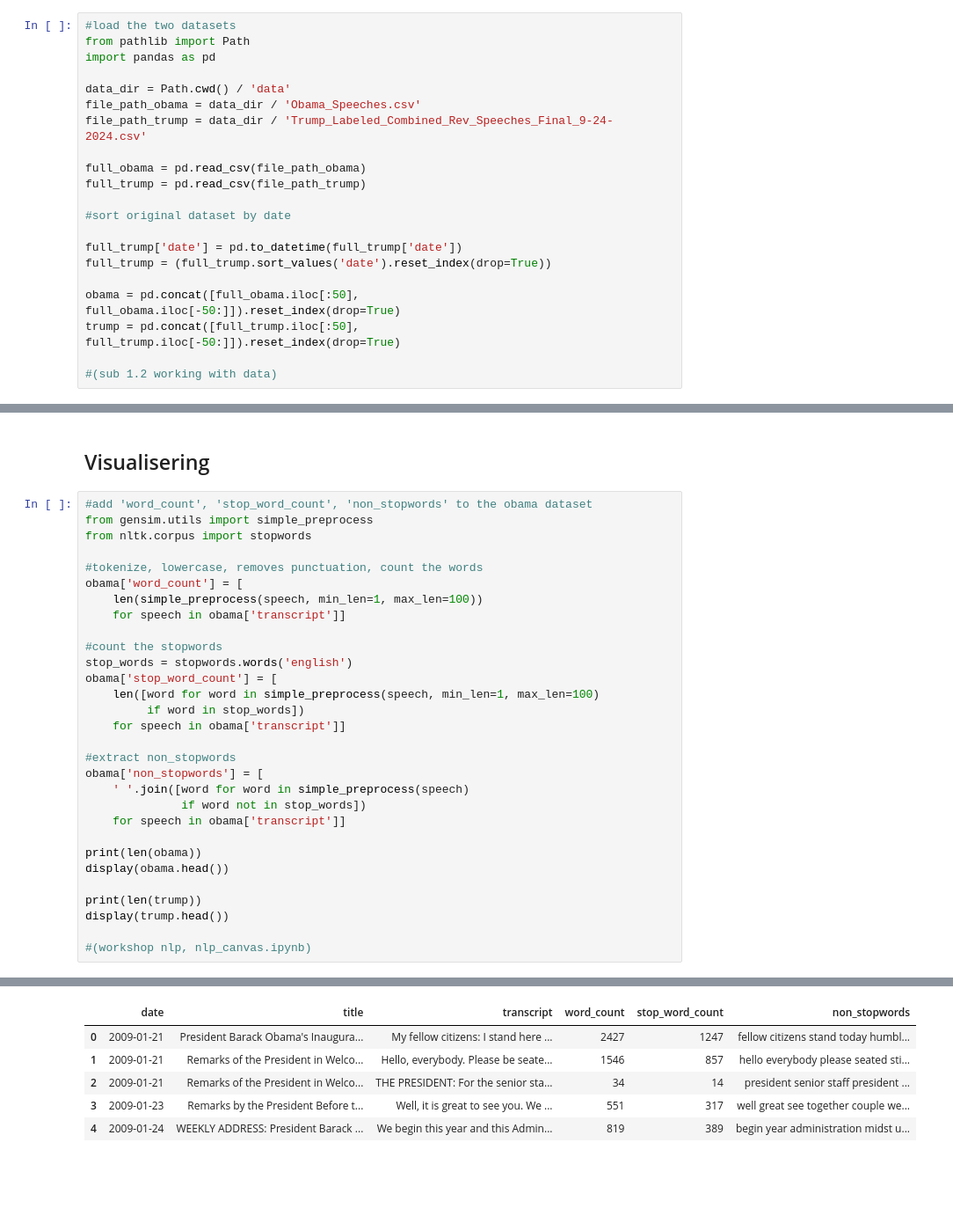
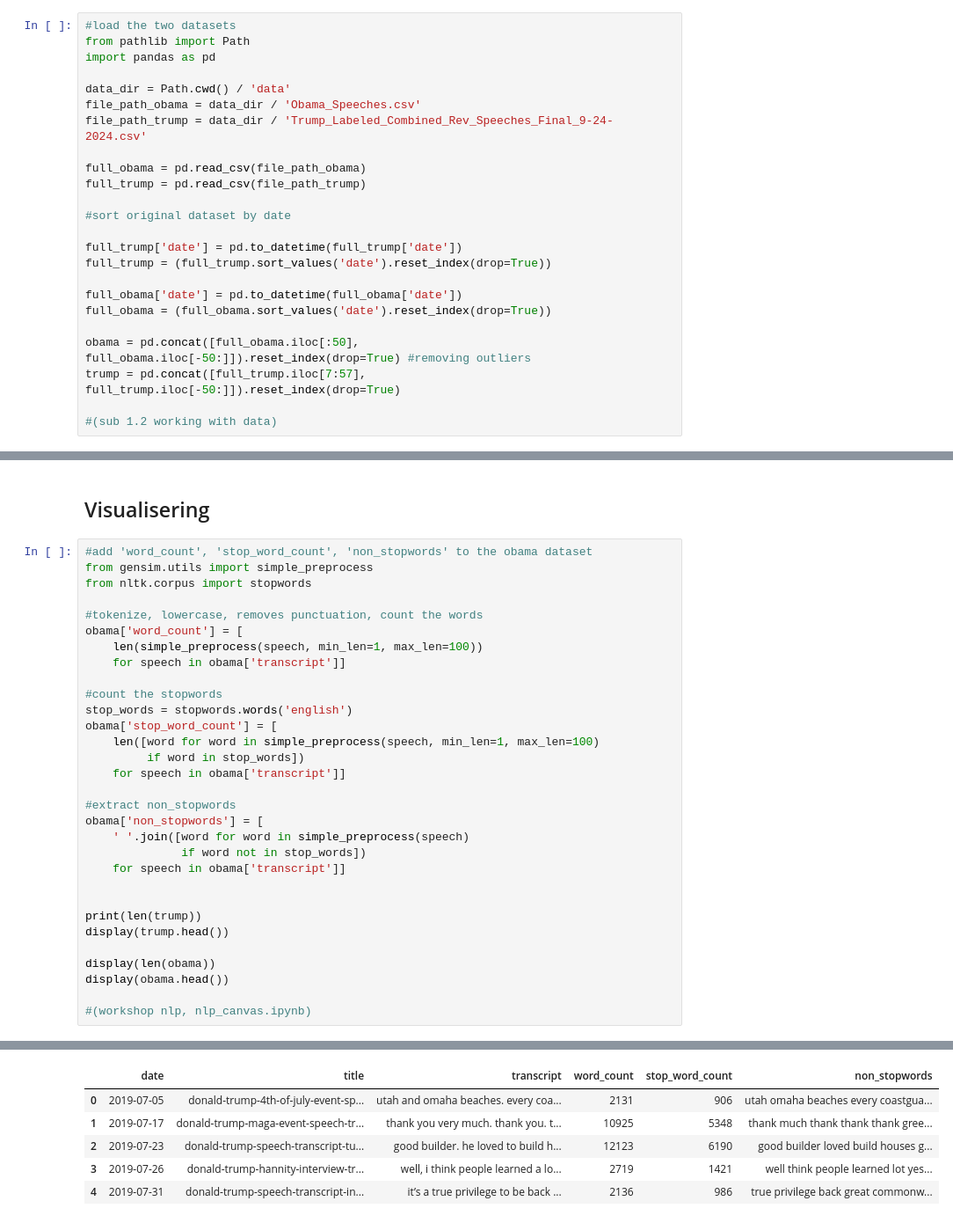
Before and after one commit to howlou/Trump-shit, a Jupyter notebook: Comparison_NLP.ipynb, the cells around one changed output, grey strips where cells are left out. Shown at 88% size. Drawn from its saved outputs; the diff is of its cells as text; blank space fills up the shorter version.

```diff
--- a/Comparison_NLP.ipynb
+++ b/Comparison_NLP.ipynb
@@ -15,8 +15,11 @@ full_trump = pd.read_csv(file_path_trump)
 full_trump['date'] = pd.to_datetime(full_trump['date'])
 full_trump = (full_trump.sort_values('date').reset_index(drop=True))
 
-obama = pd.concat([full_obama.iloc[:50], full_obama.iloc[-50:]]).reset_index(drop=True)
-trump = pd.concat([full_trump.iloc[:50], full_trump.iloc[-50:]]).reset_index(drop=True)
+full_obama['date'] = pd.to_datetime(full_obama['date'])
+full_obama = (full_obama.sort_values('date').reset_index(drop=True))
+
+obama = pd.concat([full_obama.iloc[:50], full_obama.iloc[-50:]]).reset_index(drop=True) #removing outliers
+trump = pd.concat([full_trump.iloc[7:57], full_trump.iloc[-50:]]).reset_index(drop=True)
 
 #(sub 1.2 working with data)
 # %%
@@ -46,39 +35,40 @@ obama = obama[['date', 'title', 'transcript']]
 #add 'word_count', 'stop_word_count', 'non_stopwords' to the obama dataset
 from gensim.utils import simple_preprocess
 from nltk.corpus import stopwords
 
 #tokenize, lowercase, removes punctuation, count the words
 obama['word_count'] = [
     len(simple_preprocess(speech, min_len=1, max_len=100))
     for speech in obama['transcript']]
 
 #count the stopwords
 stop_words = stopwords.words('english')
 obama['stop_word_count'] = [
     len([word for word in simple_preprocess(speech, min_len=1, max_len=100)
          if word in stop_words])
     for speech in obama['transcript']]
 
 #extract non_stopwords
 obama['non_stopwords'] = [
     ' '.join([word for word in simple_preprocess(speech)
               if word not in stop_words])
     for speech in obama['transcript']]
 
-print(len(obama))
-display(obama.head())
 
 print(len(trump))
 display(trump.head())
 
+display(len(obama))
+display(obama.head())
+
 #(workshop nlp, nlp_canvas.ipynb)
 # %% [output]
 100
 |  | date | title | transcript | word_count | stop_word_count | non_stopwords |
-| 0 | 2009-01-21 | President Barack Obama's Inaugura... | My fellow citizens: I stand here ... | 2427 | 1247 | fellow citizens stand today humbl... |
-| 1 | 2009-01-21 | Remarks of the President in Welco... | Hello, everybody. Please be seate... | 1546 | 857 | hello everybody please seated sti... |
-| 2 | 2009-01-21 | Remarks of the President in Welco... | THE PRESIDENT: For the senior sta... | 34 | 14 | president senior staff president ... |
-| 3 | 2009-01-23 | Remarks by the President Before t... | Well, it is great to see you. We ... | 551 | 317 | well great see together couple we... |
-| 4 | 2009-01-24 | WEEKLY ADDRESS: President Barack ... | We begin this year and this Admin... | 819 | 389 | begin year administration midst u... |
+| 0 | 2019-07-05 | donald-trump-4th-of-july-event-sp... | utah and omaha beaches. every coa... | 2131 | 906 | utah omaha beaches every coastgua... |
+| 1 | 2019-07-17 | donald-trump-maga-event-speech-tr... | thank you very much. thank you. t... | 10925 | 5348 | thank much thank thank thank gree... |
+| 2 | 2019-07-23 | donald-trump-speech-transcript-tu... | good builder. he loved to build h... | 12123 | 6190 | good builder loved build houses g... |
+| 3 | 2019-07-26 | donald-trump-hannity-interview-tr... | well, i think people learned a lo... | 2719 | 1421 | well think people learned lot yes... |
+| 4 | 2019-07-31 | donald-trump-speech-transcript-in... | it’s a true privilege to be back ... | 2136 | 986 | true privilege back great commonw... |
 100
 |  | date | title | transcript | word_count | stop_word_count | non_stopwords |
```
Also changed, not shown: parts of 9 cells of this notebook.
